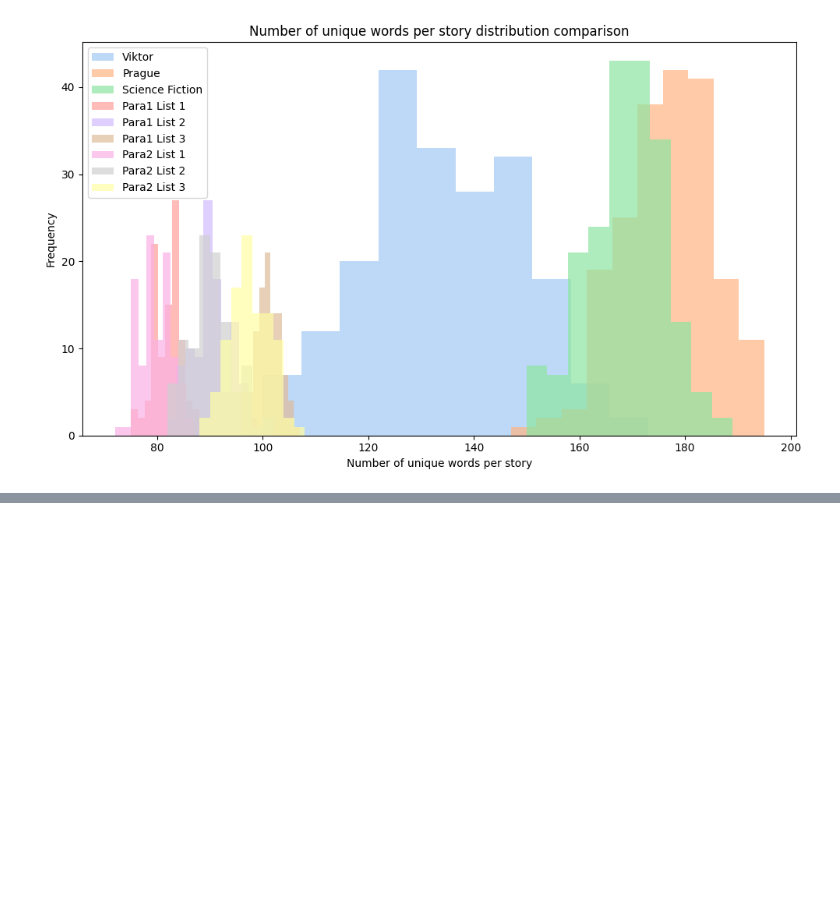
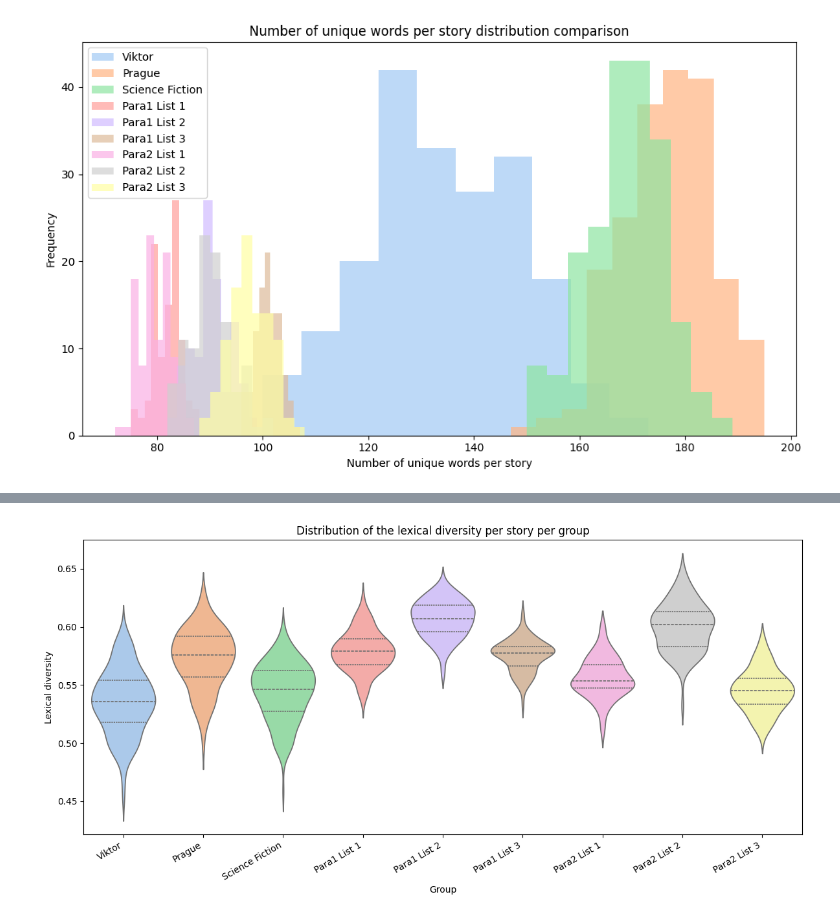
Before and after one commit to joaocnvdias/mech-i-coherence, a Jupyter notebook: vector-fields/development/prompt-v-paraphrase.ipynb, the cells around one changed output, grey strips where cells are left out. Saved outputs shown, nothing was run; the diff lists cells and outputs as text; code cells hidden in the pictures; blank space fills up the shorter version.

```diff
--- a/vector-fields/development/prompt-v-paraphrase.ipynb
+++ b/vector-fields/development/prompt-v-paraphrase.ipynb
@@ -325,0 +374,24 @@ def lexical_diversity(text):
+# %%
+#violin plot - density view
+data = []
+for label, lens in zip(labels, batch_diversity_counts):
+    for l in lens:
+        data.append({"Group": label, "Lexical diversity": l})
+df = pd.DataFrame(data)
+
+plt.figure(figsize=(12, 6))
+sns.violinplot(
+    data=df,
+    x="Group",
+    y="Lexical diversity",
+    hue="Group",          # explicitly set hue
+    palette=colors,       # your color palette
+    inner="quartile",
+    legend=False          # disables redundant legend
+)
+plt.title("Distribution of the lexical diversity per story per group")
+plt.xticks(rotation=30, ha="right")
+plt.tight_layout()
+plt.show()
+# %% [output]
+[figure, added]
```
Also changed, not shown: parts of 7 cells of this notebook.
